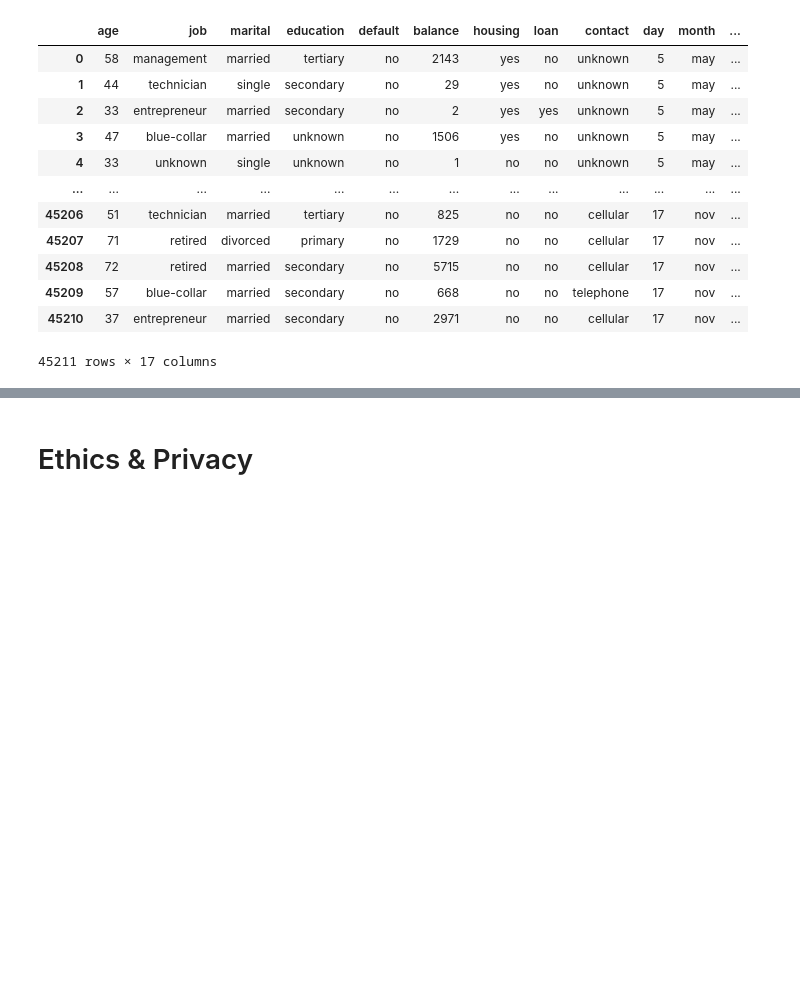
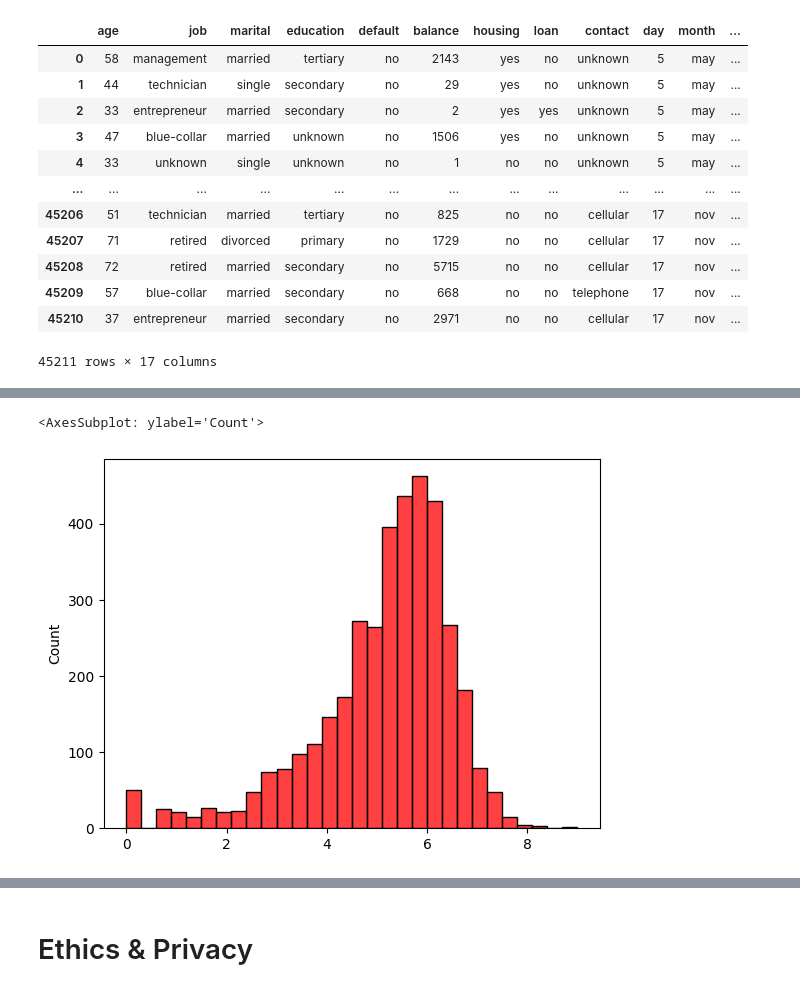
Before and after one commit to COGS118A/Group030-Wi23, a Jupyter notebook: CheckpointGroup030-Wi23.ipynb, the cells around one changed output, grey strips where cells are left out. Saved outputs shown, nothing was run; the diff lists cells and outputs as text; code cells hidden in the pictures; blank space fills up the shorter version.

```diff
--- a/CheckpointGroup030-Wi23.ipynb
+++ b/CheckpointGroup030-Wi23.ipynb
@@ -85,0 +156,5 @@ bank
+# %%
+sns.histplot(data=bank_neglog, color='red', bins=30)
+# %% [output]
+<AxesSubplot: ylabel='Count'>
+[figure, added]
```
Also changed, not shown: parts of 18 cells of this notebook.
